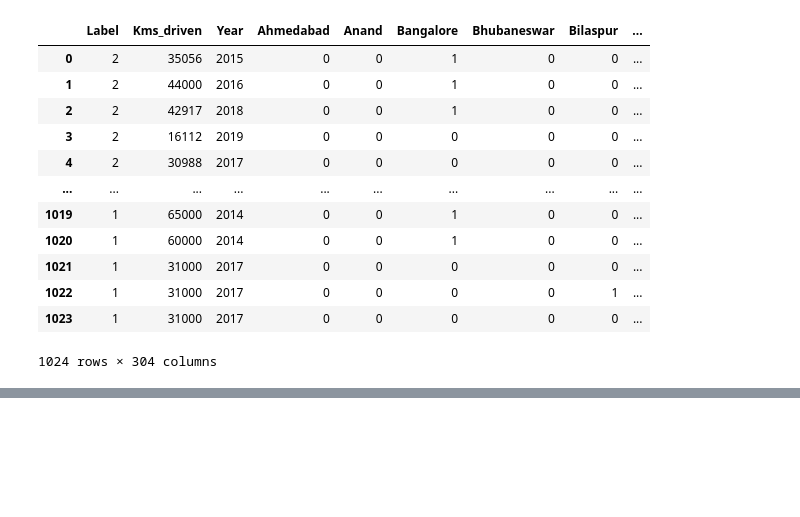
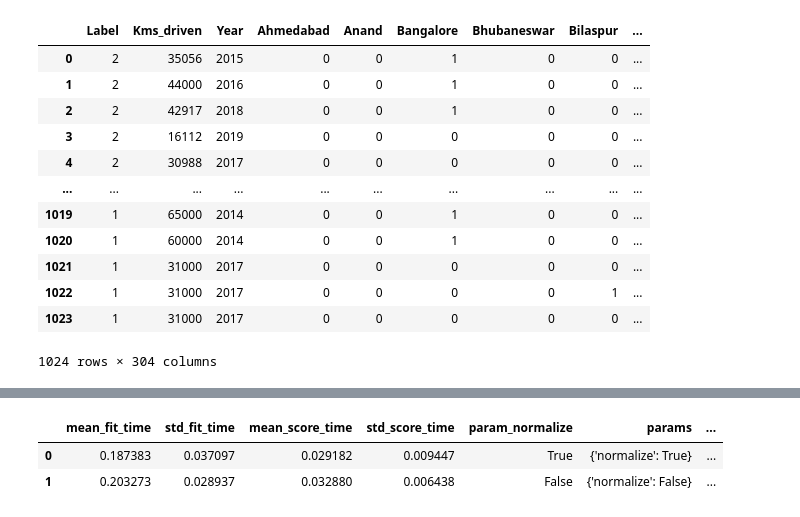
Before and after one commit to IKLADE/quikr_car, a Jupyter notebook: Untitled.ipynb, the cells around one changed output, grey strips where cells are left out. Drawn from its saved outputs; the diff is of its cells as text; code cells hidden in the pictures; blank space fills up the shorter version.

```diff
--- a/Untitled.ipynb
+++ b/Untitled.ipynb
@@ -968,9 +901,9 @@ X_train
 # %%
 from sklearn.linear_model import LinearRegression
-lr=LinearRegression()
+lr=LinearRegression(normalize=False)
 lr.fit(X_train,Y_train)
 Y_predicted=lr.predict(X_test)
 print(Y_predicted[0:5])
 print(Y_test[0:5])
-print(lr.score(X_test,Y_test))
+# print(lr.score(X_test,Y_test))
 # %% [output]
@@ -986,9 +917,0 @@ Name: Price, dtype: int64
-# %%
-from sklearn.preprocessing import PolynomialFeatures
-poly=PolynomialFeatures()
-poly.fit_transform(X)
-X_train,X_test,Y_train,Y_test=train_test_split(X,Y,train_size=0.8,random_state=50)
-Y_predicted=lr.predict(X_test)
-print(Y_predicted[0:5])
-print(Y_test[0:5])
-print(lr.score(X_test,Y_test))
@@ -1030,0 +993,6 @@ errors
+# %%
+from sklearn.model_selection import GridSearchCV
+parameters={'normalize':[True,False]}
+grid = GridSearchCV(lr, parameters, cv=10,scoring='accuracy')
+grid.fit(X,Y)
+grid.cv_results_
@@ -1030,0 +1034,7 @@ errors
+# %%
+griddf=pd.DataFrame(grid.cv_results_)
+griddf
+# %% [output]
+|  | mean_fit_time | std_fit_time | mean_score_time | std_score_time | param_normalize | params | ... |
+| 0 | 0.187383 | 0.037097 | 0.029182 | 0.009447 | True | {'normalize': True} | ... |
+| 1 | 0.203273 | 0.028937 | 0.032880 | 0.006438 | False | {'normalize': False} | ... |
```
Also changed, not shown: parts of 42 cells of this notebook.
